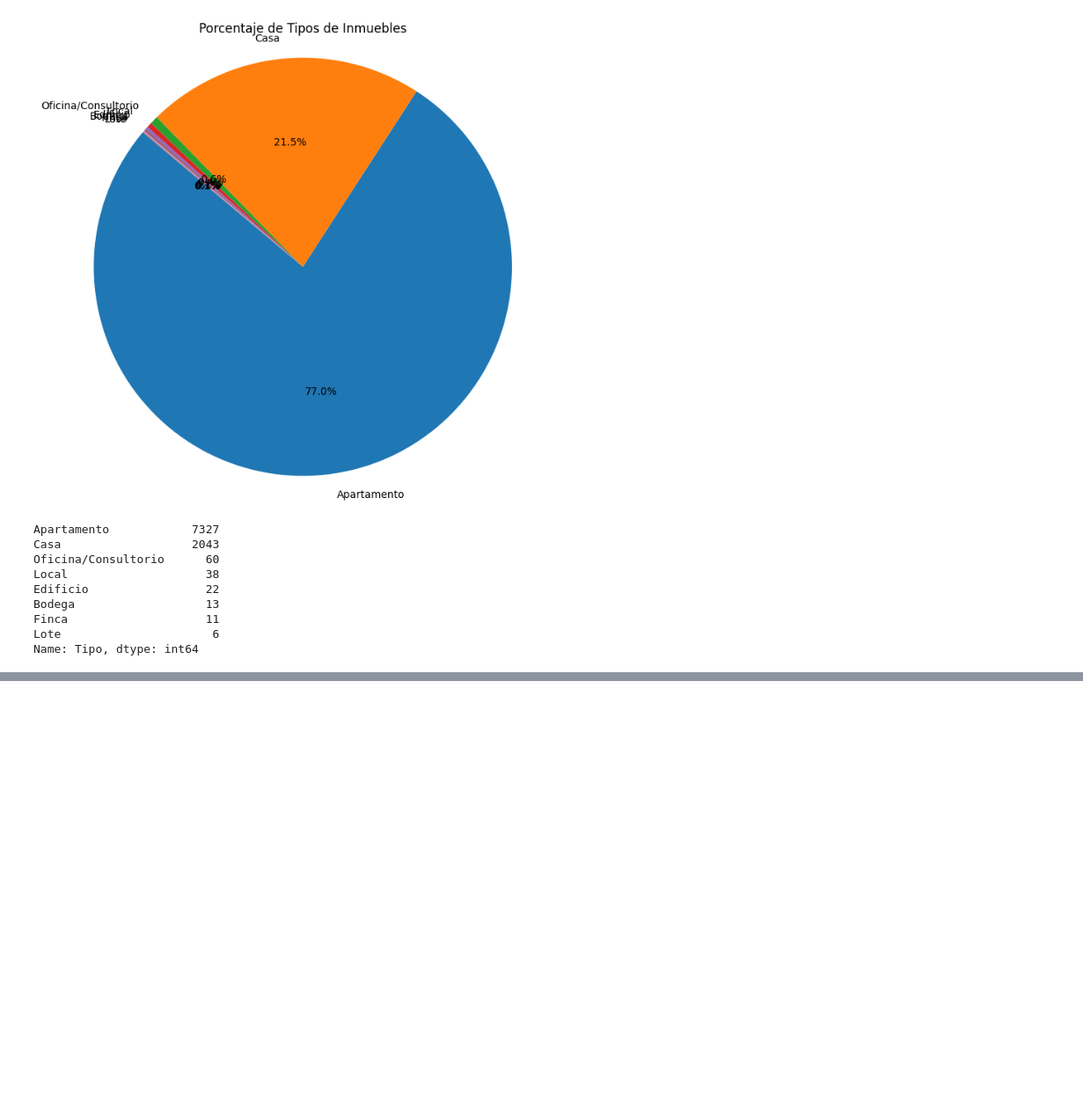
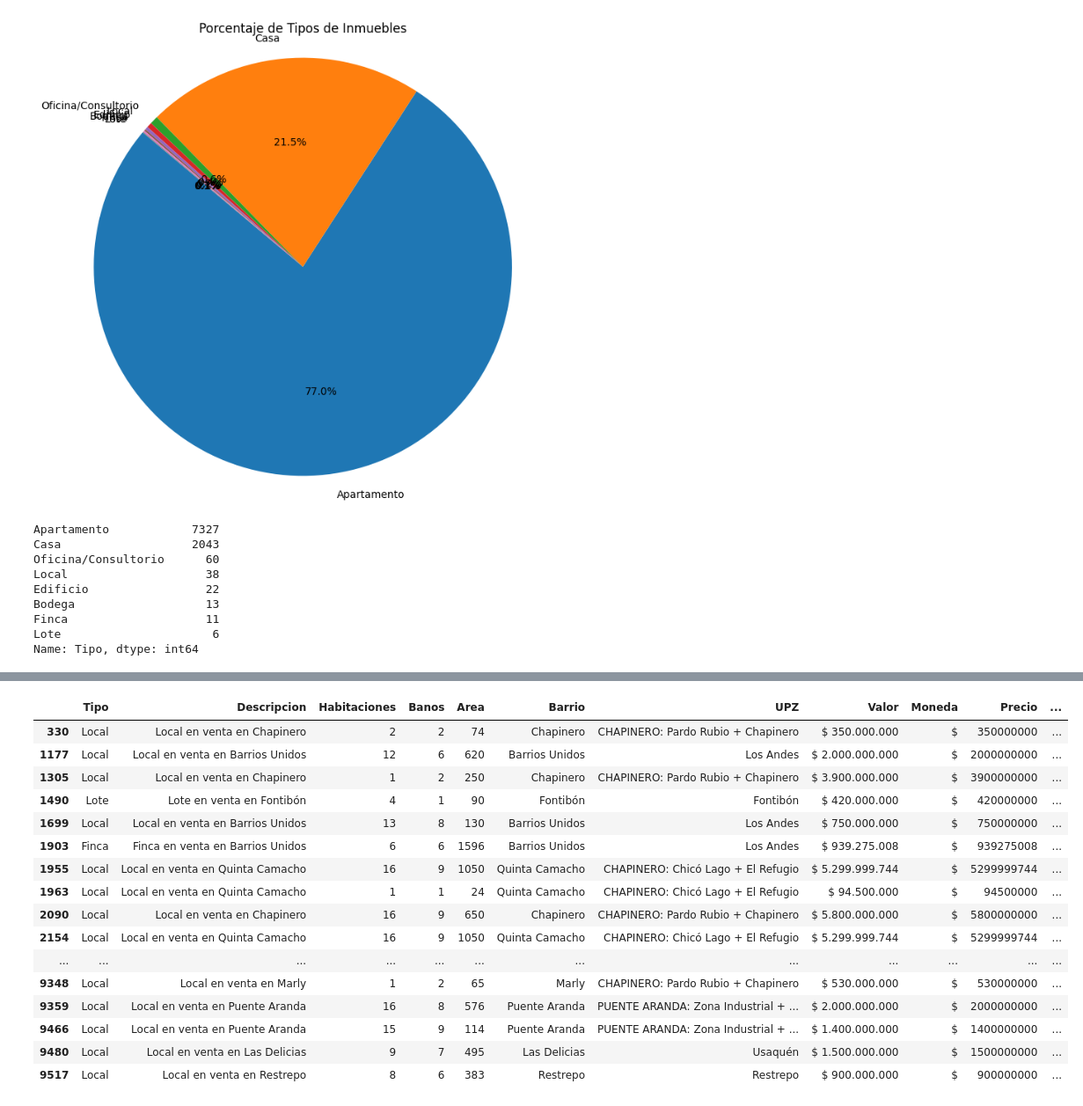
Before and after one commit to GalaticPizza/Primer-Proyecto-de-An-lisis-de-Datos-en-Python, a Jupyter notebook: Proyecto_Inmobiliaria_Alura_V2.ipynb, the cells around one changed output, grey strips where cells are left out. Shown at 88% size. Cells and saved outputs as stored; diff of their text form; code cells hidden in the pictures; blank space fills up the shorter version.

```diff
--- a/Proyecto_Inmobiliaria_Alura_V2.ipynb
+++ b/Proyecto_Inmobiliaria_Alura_V2.ipynb
@@ -646,0 +659,21 @@ Name: Tipo, dtype: int64
+# %%
+barrios = inm.loc[(inm.Tipo == 'Local')|(inm.Tipo == 'Lote')|(inm.Tipo == 'Finca')]
+barrios
+# %% [output]
+|  | Tipo | Descripcion | Habitaciones | Banos | Area | Barrio | UPZ | Valor | Moneda | Precio | ... |
+| 330 | Local | Local en venta en Chapinero | 2 | 2 | 74 | Chapinero | CHAPINERO: Pardo Rubio + Chapinero | $ 350.000.000 | $ | 350000000 | ... |
+| 1177 | Local | Local en venta en Barrios Unidos | 12 | 6 | 620 | Barrios Unidos | Los Andes | $ 2.000.000.000 | $ | 2000000000 | ... |
+| 1305 | Local | Local en venta en Chapinero | 1 | 2 | 250 | Chapinero | CHAPINERO: Pardo Rubio + Chapinero | $ 3.900.000.000 | $ | 3900000000 | ... |
+| 1490 | Lote | Lote en venta en Fontibón | 4 | 1 | 90 | Fontibón | Fontibón | $ 420.000.000 | $ | 420000000 | ... |
+| 1699 | Local | Local en venta en Barrios Unidos | 13 | 8 | 130 | Barrios Unidos | Los Andes | $ 750.000.000 | $ | 750000000 | ... |
+| 1903 | Finca | Finca en venta en Barrios Unidos | 6 | 6 | 1596 | Barrios Unidos | Los Andes | $ 939.275.008 | $ | 939275008 | ... |
+| 1955 | Local | Local en venta en Quinta Camacho | 16 | 9 | 1050 | Quinta Camacho | CHAPINERO: Chicó Lago + El Refugio | $ 5.299.999.744 | $ | 5299999744 | ... |
+| 1963 | Local | Local en venta en Quinta Camacho | 1 | 1 | 24 | Quinta Camacho | CHAPINERO: Chicó Lago + El Refugio | $ 94.500.000 | $ | 94500000 | ... |
+| 2090 | Local | Local en venta en Chapinero | 16 | 9 | 650 | Chapinero | CHAPINERO: Pardo Rubio + Chapinero | $ 5.800.000.000 | $ | 5800000000 | ... |
+| 2154 | Local | Local en venta en Quinta Camacho | 16 | 9 | 1050 | Quinta Camacho | CHAPINERO: Chicó Lago + El Refugio | $ 5.299.999.744 | $ | 5299999744 | ... |
+| ... | ... | ... | ... | ... | ... | ... | ... | ... | ... | ... | ... |
+| 9348 | Local | Local en venta en Marly | 1 | 2 | 65 | Marly | CHAPINERO: Pardo Rubio + Chapinero | $ 530.000.000 | $ | 530000000 | ... |
+| 9359 | Local | Local en venta en Puente Aranda | 16 | 8 | 576 | Puente Aranda | PUENTE ARANDA: Zona Industrial + ... | $ 2.000.000.000 | $ | 2000000000 | ... |
+| 9466 | Local | Local en venta en Puente Aranda | 15 | 9 | 114 | Puente Aranda | PUENTE ARANDA: Zona Industrial + ... | $ 1.400.000.000 | $ | 1400000000 | ... |
+| 9480 | Local | Local en venta en Las Delicias | 9 | 7 | 495 | Las Delicias | Usaquén | $ 1.500.000.000 | $ | 1500000000 | ... |
+| 9517 | Local | Local en venta en Restrepo | 8 | 6 | 383 | Restrepo | Restrepo | $ 900.000.000 | $ | 900000000 | ... |
```
Also changed, not shown: parts of 6 cells of this notebook.
